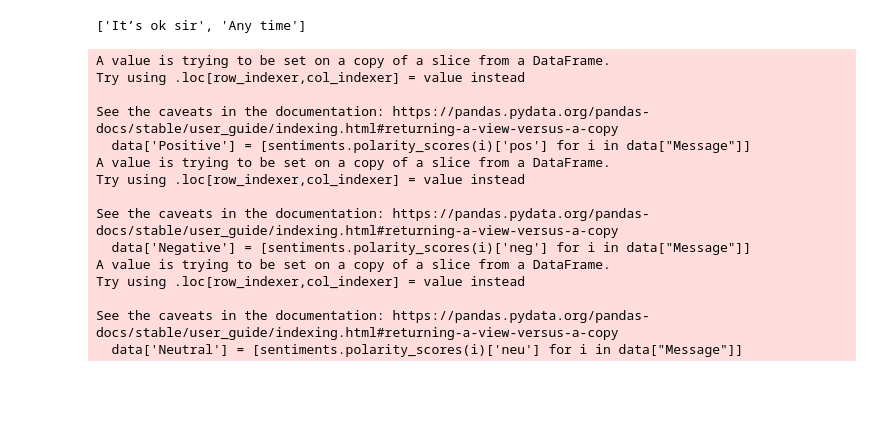
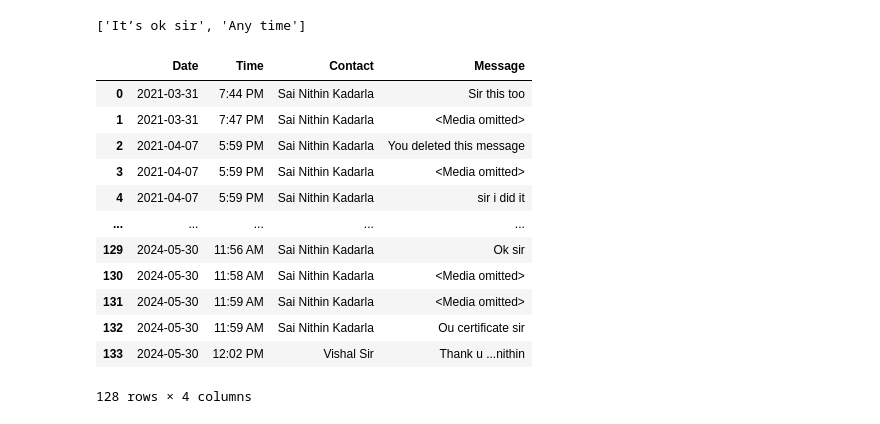
Before and after one commit to Sainithinkadarla/NLP_project, a Jupyter notebook: main.ipynb, the cells around one changed output. Drawn from its saved outputs; the diff is of its cells as text; code cells hidden in the pictures; blank space fills up the shorter version.

```diff
--- a/main.ipynb
+++ b/main.ipynb
@@ -35,7 +40,7 @@ def getmsg(line):
     return date, time, author, msg
 # %%
 data = []
-conversation = 'WhatsApp Chat with Vishal Sir.txt'
+conversation = 'chats/WhatsApp Chat with Vishal Sir.txt'
 with open(conversation, encoding="utf-8") as fp:
     fp.readline()
     msgBuffer = []
@@ -58,29 +63,22 @@ with open(conversation, encoding="utf-8") as fp:
 msgBuffer
 # %% [output]
 ['It’s ok sir', 'Any time']
-# %%
-df = pd.DataFrame(data, columns=["Date", "Time", "Contact", "Message"])
-df['Date'] = pd.to_datetime(df['Date'])
-data = df.dropna()
-
-from nltk.sentiment.vader import SentimentIntensityAnalyzer
-sentiments = SentimentIntensityAnalyzer()
-data['Positive'] = [sentiments.polarity_scores(i)['pos'] for i in data["Message"]]
-data['Negative'] = [sentiments.polarity_scores(i)['neg'] for i in data["Message"]]
-data['Neutral'] = [sentiments.polarity_scores(i)['neu'] for i in data["Message"]]
-# %% [output]
-A value is trying to be set on a copy of a slice from a DataFrame.
-Try using .loc[row_indexer,col_indexer] = value instead
-
-See the caveats in the documentation: https://pandas.pydata.org/pandas-docs/stable/user_guide/indexing.html#returning-a-view-versus-a-copy
-  data['Positive'] = [sentiments.polarity_scores(i)['pos'] for i in data["Message"]]
-A value is trying to be set on a copy of a slice from a DataFrame.
-Try using .loc[row_indexer,col_indexer] = value instead
-
-See the caveats in the documentation: https://pandas.pydata.org/pandas-docs/stable/user_guide/indexing.html#returning-a-view-versus-a-copy
-  data['Negative'] = [sentiments.polarity_scores(i)['neg'] for i in data["Message"]]
-A value is trying to be set on a copy of a slice from a DataFrame.
-Try using .loc[row_indexer,col_indexer] = value instead
-
-See the caveats in the documentation: https://pandas.pydata.org/pandas-docs/stable/user_guide/indexing.html#returning-a-view-versus-a-copy
-  data['Neutral'] = [sentiments.polarity_scores(i)['neu'] for i in data["Message"]]
+# %%
+data = pd.DataFrame(data, columns=["Date", "Time", "Contact", "Message"])
+data['Date'] = pd.to_datetime(data['Date'])
+data = data.dropna()
+data
+# %% [output]
+|  | Date | Time | Contact | Message |
+| 0 | 2021-03-31 | 7:44 PM | Sai Nithin Kadarla | Sir this too |
+| 1 | 2021-03-31 | 7:47 PM | Sai Nithin Kadarla | <Media omitted> |
+| 2 | 2021-04-07 | 5:59 PM | Sai Nithin Kadarla | You deleted this message |
+| 3 | 2021-04-07 | 5:59 PM | Sai Nithin Kadarla | <Media omitted> |
+| 4 | 2021-04-07 | 5:59 PM | Sai Nithin Kadarla | sir i did it |
+| ... | ... | ... | ... | ... |
+| 129 | 2024-05-30 | 11:56 AM | Sai Nithin Kadarla | Ok sir |
+| 130 | 2024-05-30 | 11:58 AM | Sai Nithin Kadarla | <Media omitted> |
+| 131 | 2024-05-30 | 11:59 AM | Sai Nithin Kadarla | <Media omitted> |
+| 132 | 2024-05-30 | 11:59 AM | Sai Nithin Kadarla | Ou certificate sir |
+| 133 | 2024-05-30 | 12:02 PM | Vishal Sir | Thank u ...nithin |
+128 rows × 4 columns
```
Also changed, not shown: parts of 16 cells of this notebook, 1 other file.
